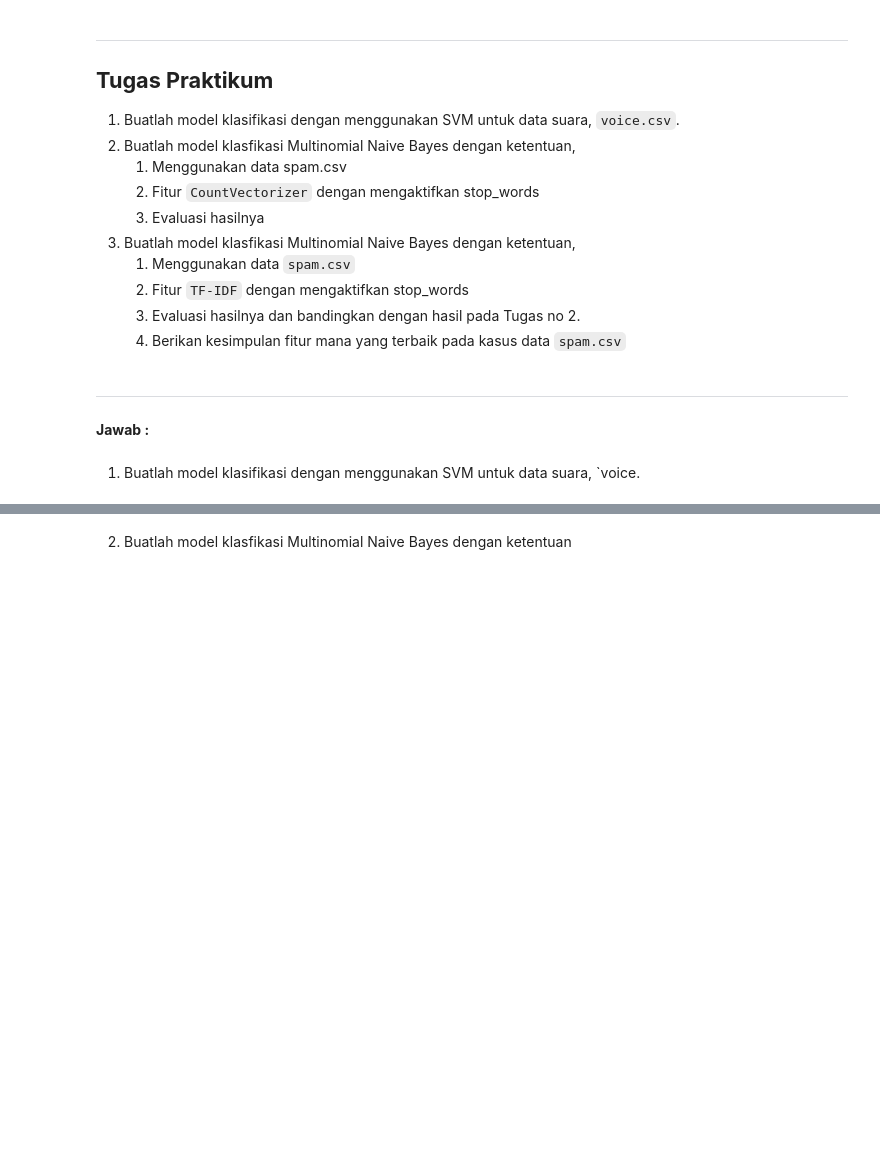
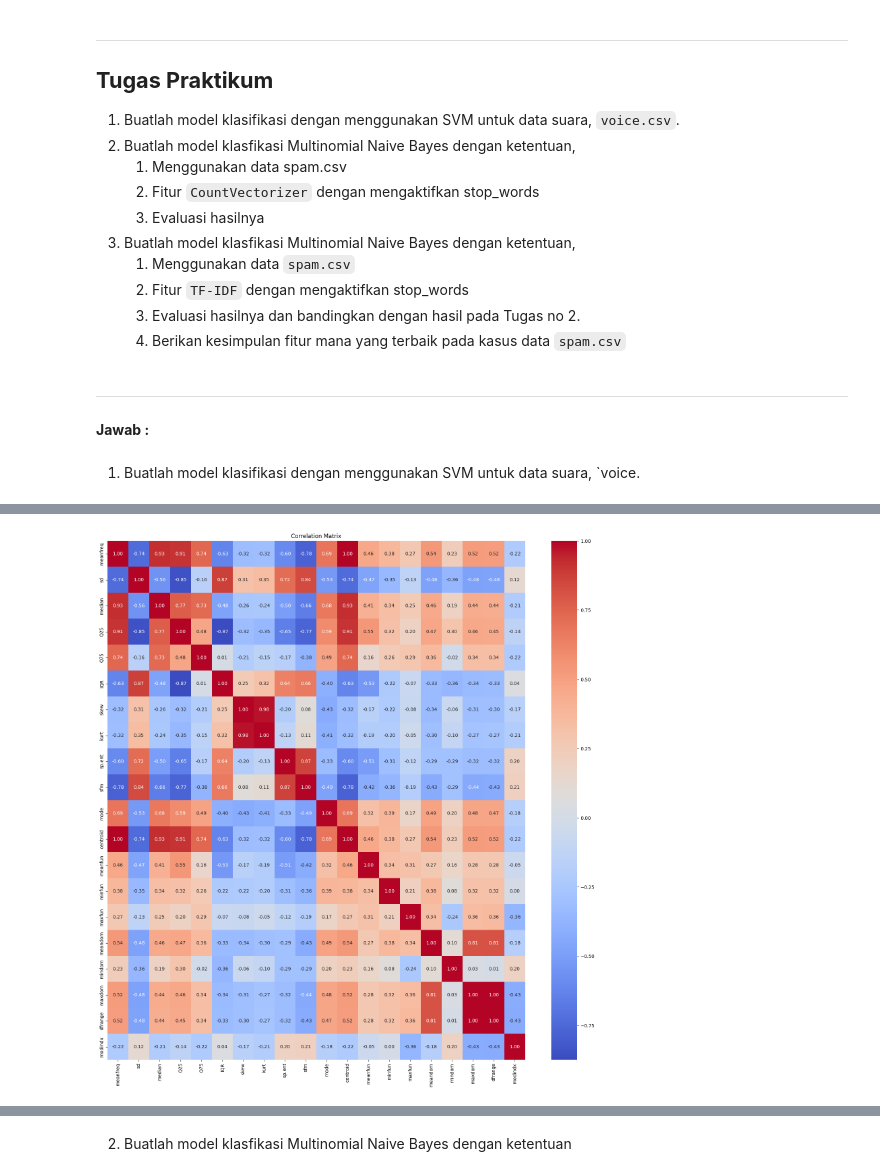
Before and after one commit to bintangsholu21/Pembelajaran-Mesin, a Jupyter notebook: Modul 4 - Classification.ipynb, the cells around one changed output, grey strips where cells are left out. Saved outputs shown, nothing was run; the diff lists cells and outputs as text; code cells hidden in the pictures; blank space fills up the shorter version.

```diff
--- a/Modul 4 - Classification.ipynb
+++ b/Modul 4 - Classification.ipynb
@@ -736,3 +736,14 @@ Hasil akurasi data test: 0.9775784753363229
 **Jawab :**
 # %% [markdown]
 1. Buatlah model klasifikasi dengan menggunakan SVM untuk data suara, `voice.
+# %%
+# import library
+import numpy as np
+import pandas as pd
+import matplotlib.pyplot as plt
+from scipy import stats
+import seaborn as sns
+
+# load data voice.csv
+df = pd.read_csv('/content/drive/MyDrive/Machine Learning/voice.csv')
+df.head()
@@ -738,0 +779,9 @@ Hasil akurasi data test: 0.9775784753363229
+# %%
+# Mengecek korelasi data voice.csv
+correlation = df.corr()
+plt.figure(figsize=(20, 20))
+sns.heatmap(correlation, annot=True, cmap='coolwarm', fmt=".2f")
+plt.title('Correlation Matrix')
+plt.show()
+# %% [output]
+[figure, added]
```
Also changed, not shown: parts of 14 cells of this notebook.
